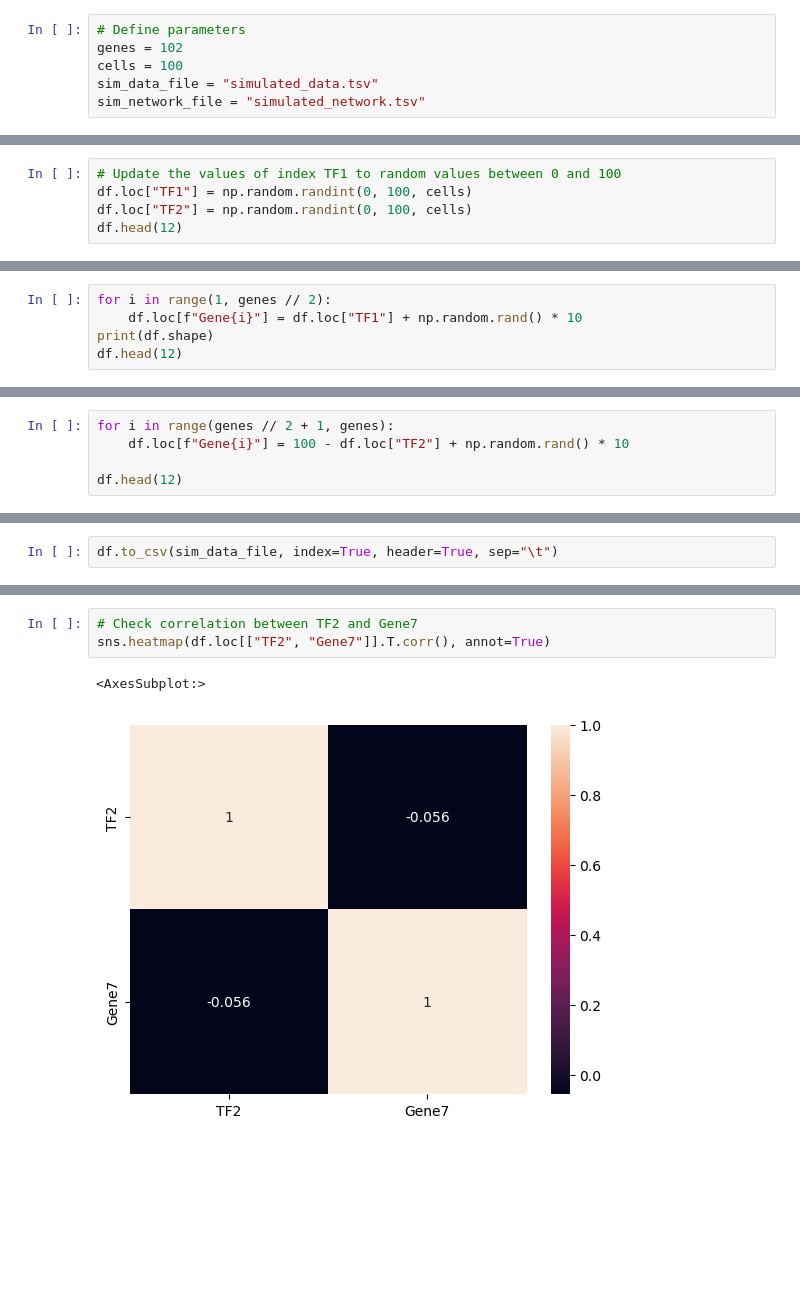
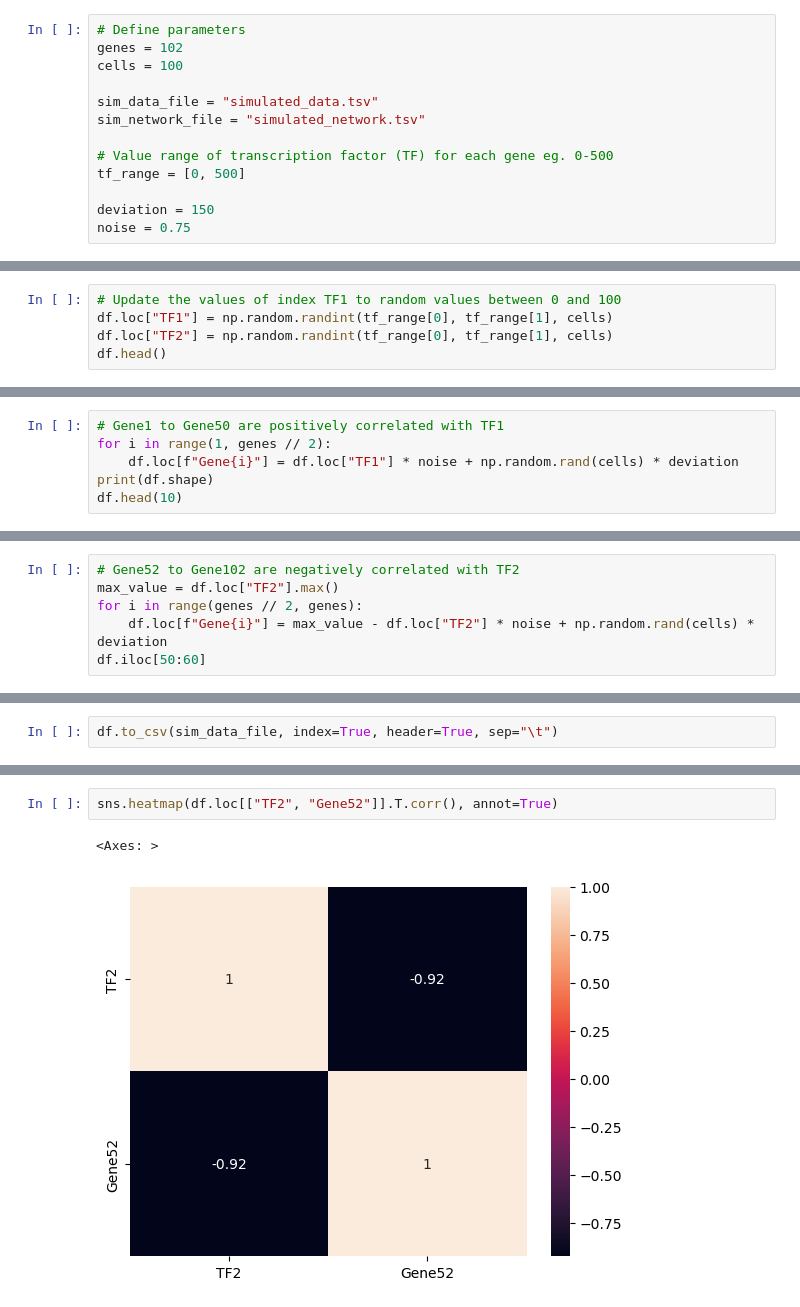
Before and after one commit to KisanThapa/SimulatedSingleCellData, a Jupyter notebook: Simulated.ipynb, the cells around one changed output, grey strips where cells are left out. Saved outputs shown, nothing was run; the diff lists cells and outputs as text; blank space fills up the shorter version.

Commit message:
positively and negatively correlated to tf1 and tf2 respectively data generated

```diff
--- a/Simulated.ipynb
+++ b/Simulated.ipynb
@@ -6,8 +9,15 @@ import pandas as pd
 # Define parameters
 genes = 102
 cells = 100
+
 sim_data_file = "simulated_data.tsv"
 sim_network_file = "simulated_network.tsv"
+
+# Value range of transcription factor (TF) for each gene eg. 0-500
+tf_range = [0, 500]
+
+deviation = 150
+noise = 0.75
 # %%
 # Create custom dataframe of 103 rows and 1000 columns with all values 0
 df = pd.DataFrame(
@@ -60,7 +53,7 @@ df.head(12)
 # %%
 # Update the values of index TF1 to random values between 0 and 100
-df.loc["TF1"] = np.random.randint(0, 100, cells)
-df.loc["TF2"] = np.random.randint(0, 100, cells)
-df.head(12)
+df.loc["TF1"] = np.random.randint(tf_range[0], tf_range[1], cells)
+df.loc["TF2"] = np.random.randint(tf_range[0], tf_range[1], cells)
+df.head()
 # %% [output]
 |  | Cell0 | Cell1 | Cell2 | Cell3 | Cell4 | Cell5 | Cell6 | Cell7 | Cell8 | Cell9 | ... | ... |
@@ -80,8 +66,9 @@ df.head(12)
 # %%
+# Gene1 to Gene50 are positively correlated with TF1
 for i in range(1, genes // 2):
-    df.loc[f"Gene{i}"] = df.loc["TF1"] + np.random.rand() * 10
+    df.loc[f"Gene{i}"] = df.loc["TF1"] * noise + np.random.rand(cells) * deviation
 print(df.shape)
-df.head(12)
+df.head(10)
 # %% [output]
 (102, 100)
 |  | Cell0 | Cell1 | Cell2 | Cell3 | Cell4 | Cell5 | Cell6 | Cell7 | Cell8 | Cell9 | ... | ... |
@@ -101,7 +86,8 @@ df.head(12)
 # %%
-for i in range(genes // 2 + 1, genes):
-    df.loc[f"Gene{i}"] = 100 - df.loc["TF2"] + np.random.rand() * 10
-
-df.head(12)
+# Gene52 to Gene102 are negatively correlated with TF2
+max_value = df.loc["TF2"].max()
+for i in range(genes // 2, genes):
+    df.loc[f"Gene{i}"] = max_value - df.loc["TF2"] * noise + np.random.rand(cells) * deviation
+df.iloc[50:60]
 # %% [output]
 |  | Cell0 | Cell1 | Cell2 | Cell3 | Cell4 | Cell5 | Cell6 | Cell7 | Cell8 | Cell9 | ... | ... |
@@ -144,7 +160,6 @@ plt.show()
 # %%
-# Check correlation between TF2 and Gene7
-sns.heatmap(df.loc[["TF2", "Gene7"]].T.corr(), annot=True)
+sns.heatmap(df.loc[["TF2", "Gene52"]].T.corr(), annot=True)
 # %% [output]
-<AxesSubplot:>
+<Axes: >
-[figure, old version]
+[figure, new version]
 # %%
```
Also changed, not shown: parts of 16 cells of this notebook, 1 other file.
